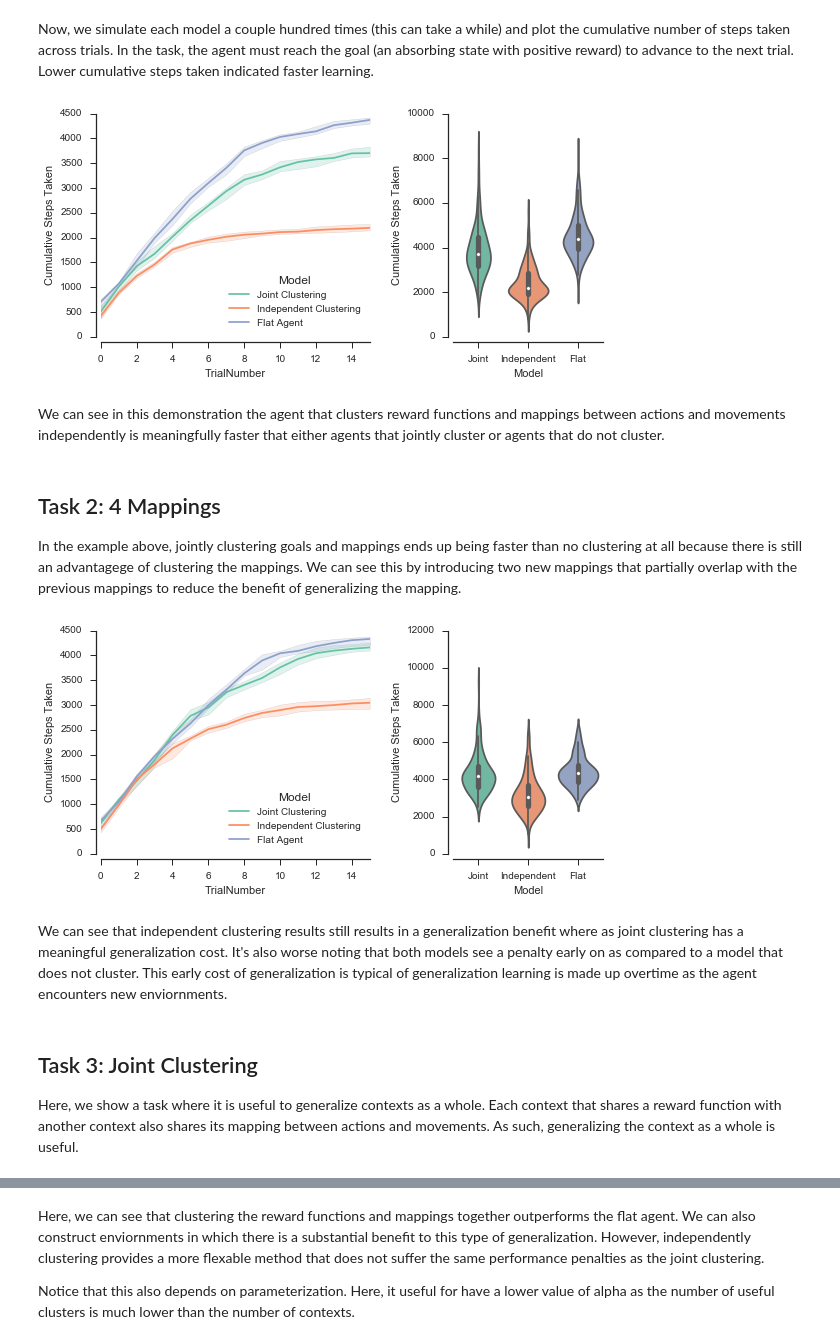
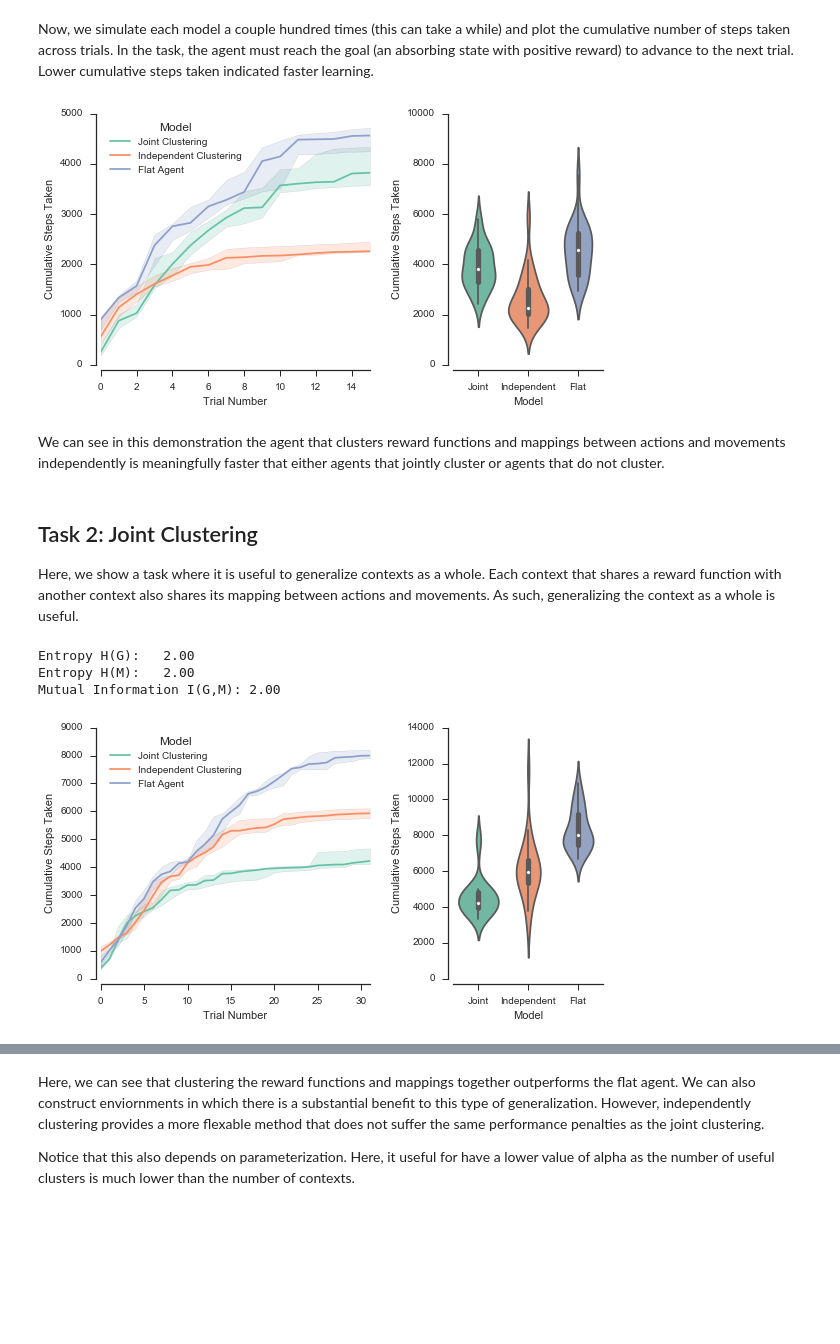
Before and after one commit to nicktfranklin/IndependentClusters, a Jupyter notebook: Demonstration.ipynb, the cells around one changed output, grey strips where cells are left out. Drawn from its saved outputs; the diff is of its cells as text; code cells hidden in the pictures; blank space fills up the shorter version.

```diff
--- a/Demonstration.ipynb
+++ b/Demonstration.ipynb
@@ -106,21 +106,21 @@ Now, we simulate each model a couple hundred times (this can take a while) and p
 trials. In the task, the agent must reach the goal (an absorbing state with positive reward)
 to advance to the next trial. Lower cumulative steps taken indicated faster learning.
 # %%
-n_sim = 150
+n_sim = 25
 agent_kwargs = dict(discount_rate=0.75, inverse_temperature=10.0)
 sim1 = simulate_task(n_sim, task_kwargs, agent_kwargs=agent_kwargs, alpha=1.0)
 
-plot_results(sim1)
+plot_results(sim1, figsize=(9, 4.5))
 # %% [output]
-[figure, old version]
+[figure, new version]
 # %% [markdown]
 We can see in this demonstration the agent that clusters reward functions and mappings between actions and movements independently is meaningfully faster that either agents that jointly cluster or agents that do not cluster.
-# %% [markdown]
-## Task 2: 4 Mappings
-
-In the example above, jointly clustering goals and mappings ends up being faster than no clustering at all because there is still an advantagege of clustering the mappings. We can see this by introducing two new mappings that partially overlap with the previous mappings to reduce the benefit of generalizing the mapping.
+# %% [markdown]
+## Task 2: Joint Clustering
+Here, we show a task where it is useful to generalize contexts as a whole. Each context that shares a reward function with another context also shares its mapping between actions and movements. As such, generalizing the context as a whole is useful.
 # %%
-# define all of the task parameters here
+# define all of the task parameters
+grid_world_size = (6, 6)
 
 mapping_definitions = {
     0: {0: u'left', 1: u'up', 2: u'down', 3: u'right'},
@@ -129,18 +129,24 @@ mapping_definitions = {
     3: {4: u'up', 5: u'left', 2: u'down', 3: u'right'},
 }
 
+# define the mappings for each context, where the ith mapping belongs the ith context
+context_goals = [0, 0, 1, 1, 2, 2, 3, 3]
+context_maps =  [0, 0, 1, 1, 2, 2, 3, 3]
 
-# assign goals and mappings to contexts
-context_goals = [0, 3, 0, 3]
-context_maps =  [0, 2, 1, 3]
+# define goal locations
+goal_locations = {
+    0:(0, 0),
+    1:(0, 5),
+    2:(5, 0),
+    3:(5, 5),
+}
+
+start_locations = [(x, y) for x in range(1, 5) for y in range(1, 5)]
+context_balance = [4] * len(context_goals)
 
 
-# the number of times each context is shown
-context_balance = [4] * len(context_goals)
-
-# we include a prior in the reward function over the goal locations
-list_goal_priors = goal_locations.values()
-
+# randomly start the agent somewhere in the middle of the map
+start_locations = [(1, 1)]
 task_kwargs = dict(context_balance=context_balance,
                    context_goals=[goal_locations[g] for g in context_goals],
                    context_maps=[mapping_definitions[m] for m in context_maps],
@@ -148,14 +154,16 @@ task_kwargs = dict(context_balance=context_balance,
                    grid_world_size=grid_world_size
                   )
 
-# simulate the agents
-sim2 = simulate_task(n_sim, task_kwargs, agent_kwargs=agent_kwargs, alpha=1.0)
+sim2 = simulate_task(n_sim, task_kwargs, agent_kwargs=agent_kwargs, alpha=0.5)
 
-plot_results(sim2)
+
+print "Entropy H(G):   %.2f" % list_entropy(context_goals)
+print "Entropy H(M):   %.2f" % list_entropy(context_maps)
+print "Mutual Information I(G,M): %.2f" % mutual_information(context_goals, context_maps)
+
+plot_results(sim2, figsize=(9, 4.5))
 # %% [output]
+Entropy H(G):   2.00
+Entropy H(M):   2.00
+Mutual Information I(G,M): 2.00
-[figure, old version]
+[figure, new version]
-# %% [markdown]
-We can see that independent clustering results still results in a generalization benefit where as joint clustering has a meaningful generalization cost. It's also worse noting that both models see a penalty early on as compared to a model that does not cluster. This early cost of generalization is typical of generalization learning is made up overtime as the agent encounters new enviornments.
-# %% [markdown]
-## Task 3: Joint Clustering
-Here, we show a task where it is useful to generalize contexts as a whole. Each context that shares a reward function with another context also shares its mapping between actions and movements. As such, generalizing the context as a whole is useful.
```
Also changed, not shown: parts of 1 cell of this notebook, 2 other files.
